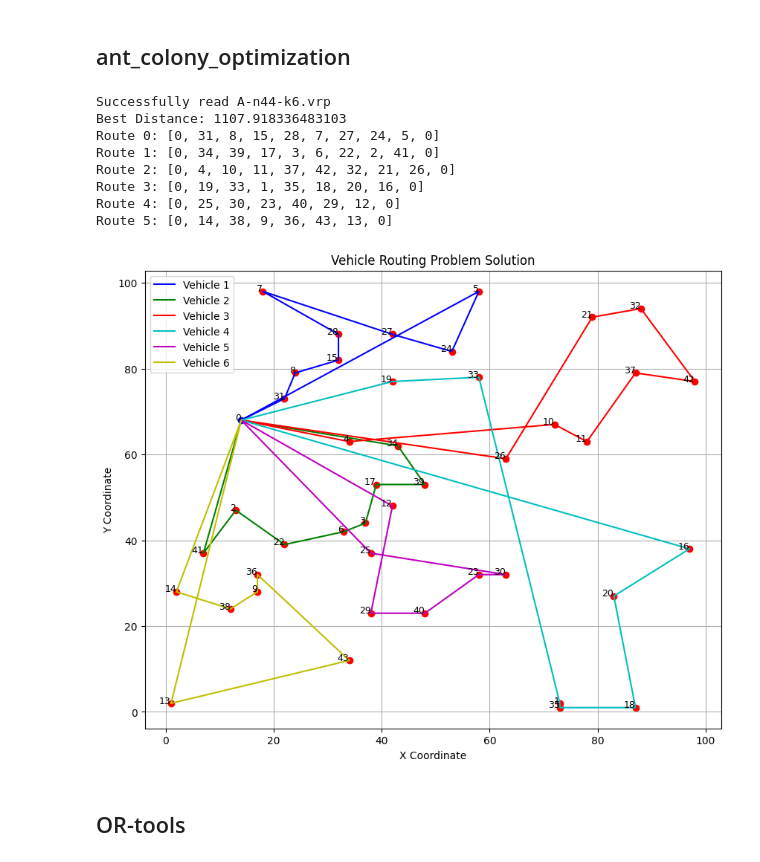
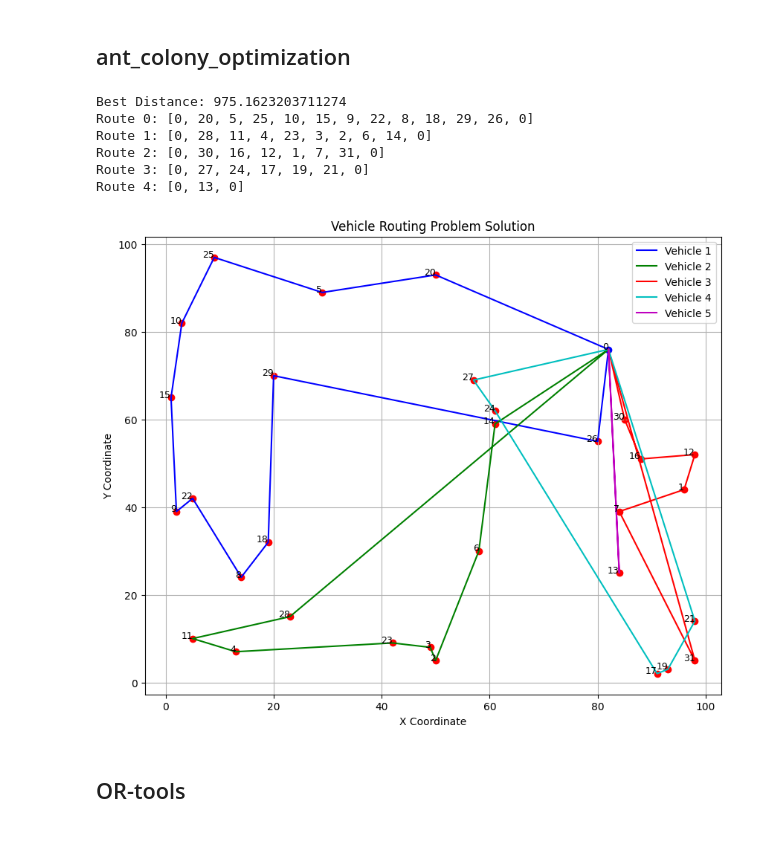
Before and after one commit to fengyxz/cvrp-funsearch, a Jupyter notebook: cvrp-funsearch/Other_algorithms/ortools/others-cvrp.ipynb, the cells around one changed output. Cells and saved outputs as stored; diff of their text form; code cells hidden in the pictures.

```diff
--- a/cvrp-funsearch/Other_algorithms/ortools/others-cvrp.ipynb
+++ b/cvrp-funsearch/Other_algorithms/ortools/others-cvrp.ipynb
@@ -148,7 +148,7 @@ def ant_colony_optimization(data, num_ants=10, num_iterations=100, alpha=1, beta
     num_vehicles = data['num_vehicles']
     depot = data['depot']
     distance_matrix = np.array(data['distance_matrix'])
-    demands = data['demands']
+    demands = data['demand']
     capacity = data['vehicle_capacity']
 
     pheromone = np.ones((num_locations, num_locations))
@@ -189,47 +189,43 @@ def ant_colony_optimization(data, num_ants=10, num_iterations=100, alpha=1, beta
                     unvisited.remove(next_node)
                     current_node = next_node
 
                 routes[vehicle_id].append(depot)
 
             total_distance = sum(
                 sum(distance_matrix[routes[i][j]][routes[i][j+1]] for j in range(len(routes[i])-1))
                 for i in range(num_vehicles)
             )
 
             all_routes.append(routes)
             all_distances.append(total_distance)
 
             if total_distance < best_distance:
                 best_distance = total_distance
                 best_routes = routes
 
         pheromone *= (1 - rho)
         for routes, total_distance in zip(all_routes, all_distances):
             for route in routes:
                 for i in range(len(route) - 1):
                     pheromone[route[i]][route[i + 1]] += Q / total_distance
 
     print(f"Best Distance: {best_distance}")
     for i, route in enumerate(best_routes):
         print(f"Route {i}: {route}")
     return best_routes
 
 # 运行示例
-instances = read_all_instances('./cvrp', '.vrp')
-if instances:
-    data_model = create_data_model(instances[0])
-    routes = ant_colony_optimization(data_model)
-    plot_CVRP_solution(routes, data_model['locations'])
+
+routes = ant_colony_optimization(instance)
+plot_CVRP_solution(routes, instance['locations'])
 # %% [output]
-Successfully read A-n44-k6.vrp
-Best Distance: 1107.918336483103
-Route 0: [0, 31, 8, 15, 28, 7, 27, 24, 5, 0]
-Route 1: [0, 34, 39, 17, 3, 6, 22, 2, 41, 0]
-Route 2: [0, 4, 10, 11, 37, 42, 32, 21, 26, 0]
-Route 3: [0, 19, 33, 1, 35, 18, 20, 16, 0]
-Route 4: [0, 25, 30, 23, 40, 29, 12, 0]
-Route 5: [0, 14, 38, 9, 36, 43, 13, 0]
+Best Distance: 975.1623203711274
+Route 0: [0, 20, 5, 25, 10, 15, 9, 22, 8, 18, 29, 26, 0]
+Route 1: [0, 28, 11, 4, 23, 3, 2, 6, 14, 0]
+Route 2: [0, 30, 16, 12, 1, 7, 31, 0]
+Route 3: [0, 27, 24, 17, 19, 21, 0]
+Route 4: [0, 13, 0]
-[figure, old version]
+[figure, new version]
 # %% [markdown]
 ## OR-tools
 # %%
```
Also changed, not shown: parts of 4 cells of this notebook, 55 other files.
